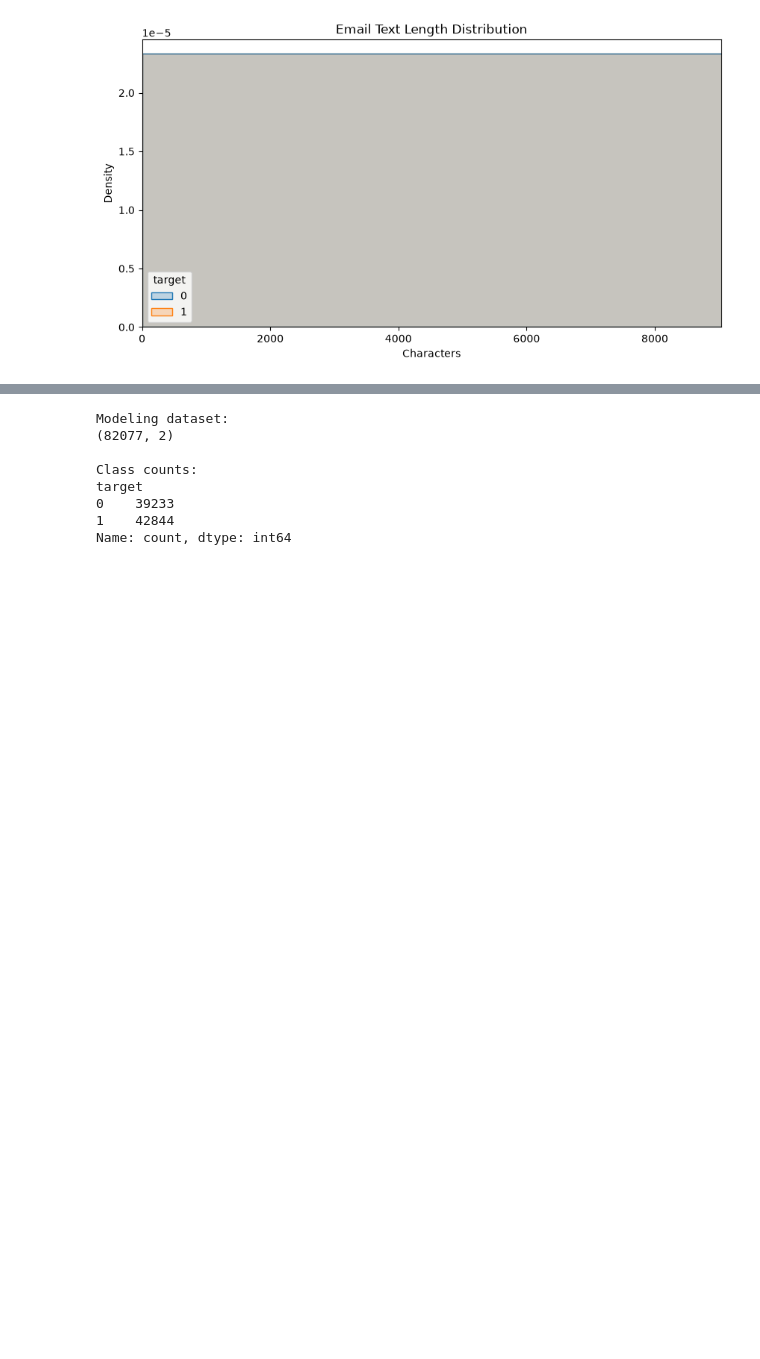
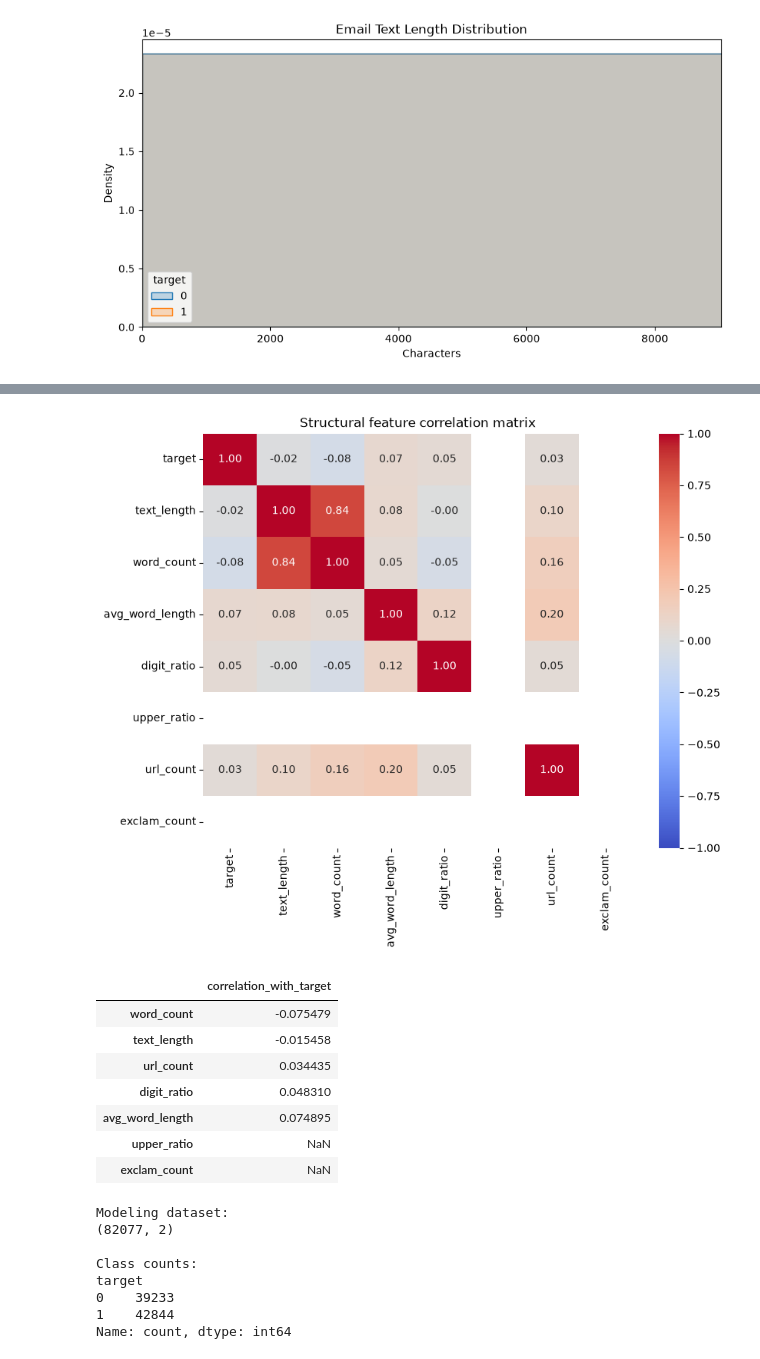
Before and after one commit to dryayeet/tom-cruise-says-somethings-phishy, a Jupyter notebook: phishing_ml.ipynb, the cells around one changed output, grey strips where cells are left out. Cells and saved outputs as stored; diff of their text form; code cells hidden in the pictures; blank space fills up the shorter version.

```diff
--- a/phishing_ml.ipynb
+++ b/phishing_ml.ipynb
@@ -405,3 +410,59 @@ plt.show()
+# %%
+# EDA: structural features vs target correlation heatmap.
+eda_df = df[["target"]].copy()
+
+text = df["text"]
+
+eda_df["text_length"] = text.str.len()
+eda_df["word_count"] = text.str.split().str.len()
+eda_df["avg_word_length"] = (
+    eda_df["text_length"]
+    / eda_df["word_count"].clip(lower=1)
+)
+eda_df["digit_ratio"] = (
+    text.str.count(r"\d")
+    / eda_df["text_length"]
+)
+eda_df["upper_ratio"] = (
+    text.str.count(r"[A-Z]")
+    / eda_df["text_length"]
+)
+eda_df["url_count"] = text.str.count(r"http|www")
+eda_df["exclam_count"] = text.str.count("!")
+
+correlations = eda_df.corr()
+
+plt.figure(figsize=(9, 7))
+
+sns.heatmap(
+    correlations,
+    annot=True,
+    fmt=".2f",
+    cmap="coolwarm",
+    center=0,
+    vmin=-1,
+    vmax=1,
+)
+
+plt.title("Structural feature correlation matrix")
+plt.show()
+
+display(
+    correlations["target"]
+    .drop("target")
+    .sort_values()
+    .to_frame("correlation_with_target")
+)
+# %% [output]
+[figure, added]
+|  | correlation_with_target |
+| word_count | -0.075479 |
+| text_length | -0.015458 |
+| url_count | 0.034435 |
+| digit_ratio | 0.048310 |
+| avg_word_length | 0.074895 |
+| upper_ratio | NaN |
+| exclam_count | NaN |
 # %%
 model_df = df[
     ["text", "target"]
```
Also changed, not shown: parts of 10 cells of this notebook, 2 other files.
